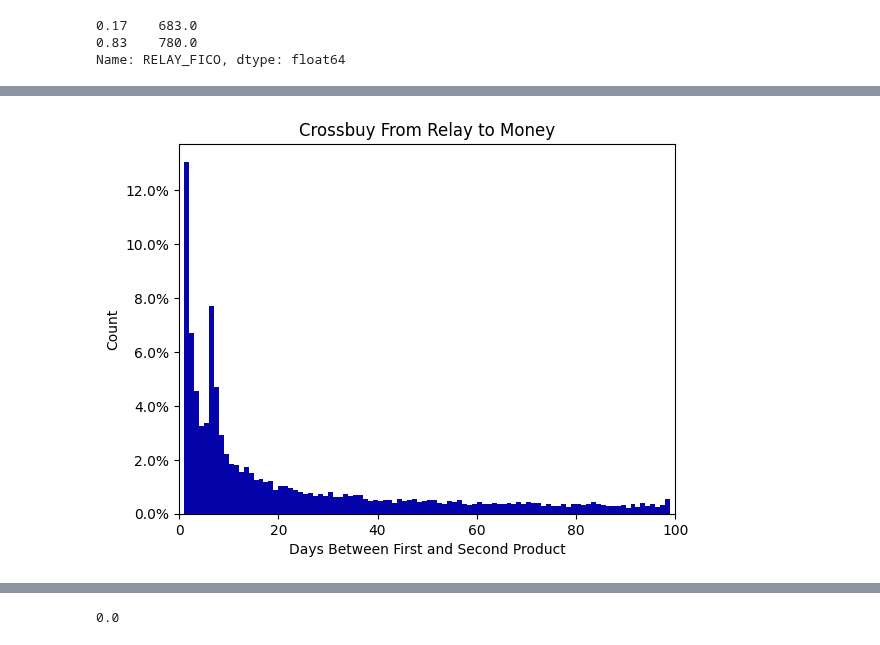
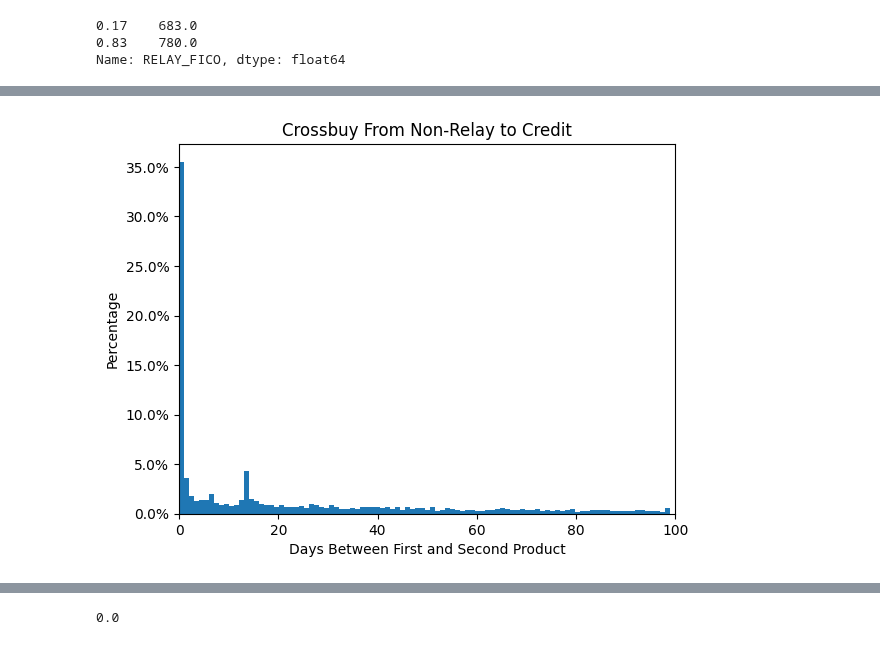
Before and after one commit to chasewes/DataSlayers, a Jupyter notebook: cant_code/individual_models.ipynb, the cells around one changed output, grey strips where cells are left out. Saved outputs shown, nothing was run; the diff lists cells and outputs as text; code cells hidden in the pictures.

Commit message:
update graphs

```diff
--- a/cant_code/individual_models.ipynb
+++ b/cant_code/individual_models.ipynb
@@ -61,8 +61,11 @@ for i in range(dataframe.shape[0]):
     elif(score >= 670):
         dataframe.at[i, 'fico_bin'] = 'high'
     else: dataframe.at[i, 'fico_bin'] = np.nan
+# %%
+dataframe['fico_bin'] = pd.get_dummies(dataframe['fico_bin'], drop_first=True)
 # %%
 #RELAY_FICO
 
-dataframe['fico_low'] = (dataframe['RELAY_FICO'] < 620)
-dataframe['fico_high'] = (dataframe['RELAY_FICO'] >= 620)
+dataframe['fico_low'] = (dataframe['RELAY_FICO'] < 580)
+dataframe['fico_mid'] = (dataframe['RELAY_FICO'] >= 580) & (dataframe['RELAY_FICO'] < 670)
+dataframe['fico_high'] = (dataframe['RELAY_FICO'] >= 670)
@@ -374,15 +478,15 @@ plt.show()
 # %%
-relay_money = xbuy[xbuy['first_product'] != 'relay']
-relay_money = relay_money[relay_money['second_product'] == 'money']
-relay_money = relay_money[(relay_money['xbuy_days'] > -1) & (relay_money['xbuy_days'] < 100)]
-plt.hist(x=relay_money['xbuy_days'], weights=np.ones(len(relay_money['xbuy_days'])) / len(relay_money['xbuy_days']), bins=98)
+relay_credit = xbuy[xbuy['first_product'] != 'relay']
+relay_credit = relay_credit[relay_credit['second_product'] == 'credit']
+relay_credit = relay_credit[(relay_credit['xbuy_days'] < 100)]
+plt.hist(x=relay_credit['xbuy_days'], weights=np.ones(len(relay_credit['xbuy_days'])) / len(relay_credit['xbuy_days']), bins=98)
 plt.plot(axis='y')
-plt.title('Crossbuy From Non-Relay to Money')
+plt.title('Crossbuy From Non-Relay to Credit')
 plt.xlabel('Days Between First and Second Product')
-plt.ylabel('Count')
+plt.ylabel('Percentage')
 plt.xlim(left=0, right=100)
 plt.gca().yaxis.set_major_formatter(PercentFormatter(1))
 plt.show()
 # %% [output]
-[figure, old version]
+[figure, new version]
 # %%
```
Also changed, not shown: parts of 26 cells of this notebook.
